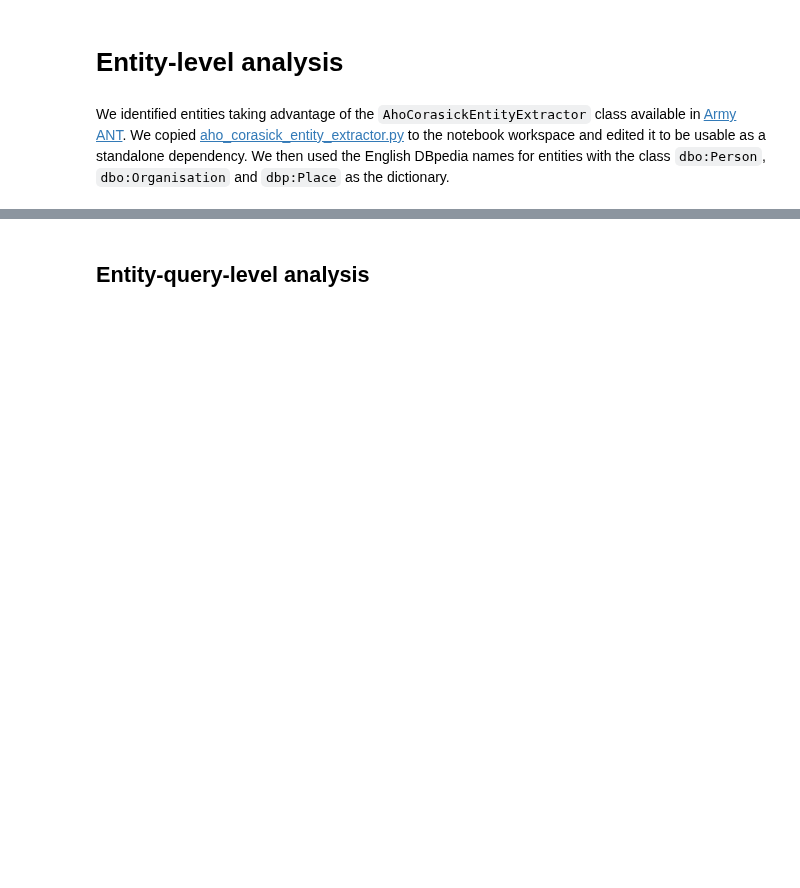
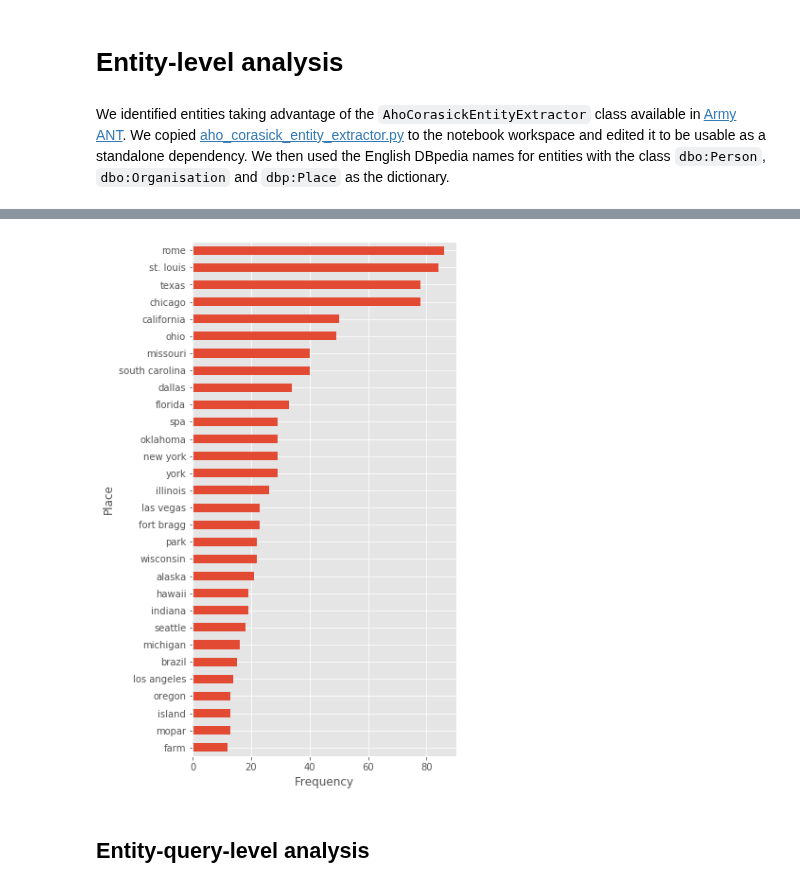
Before and after one commit to feup-infolab/army-ant, a Jupyter notebook: notebooks/query_log_analysis/query_log_analysis.ipynb, the cells around one changed output, grey strips where cells are left out. Drawn from its saved outputs; the diff is of its cells as text; code cells hidden in the pictures; blank space fills up the shorter version.

```diff
--- a/notebooks/query_log_analysis/query_log_analysis.ipynb
+++ b/notebooks/query_log_analysis/query_log_analysis.ipynb
@@ -270,3 +300,7 @@ plt.rc("figure", figsize=[15, 3])
+# %%
+plot_entities_by_class(qlog_entities, "place")
+# %% [output]
+[figure, added]
 # %% [markdown]
 ## Entity-query-level analysis
 # %% [markdown]
```
Also changed, not shown: parts of 6 cells of this notebook.
